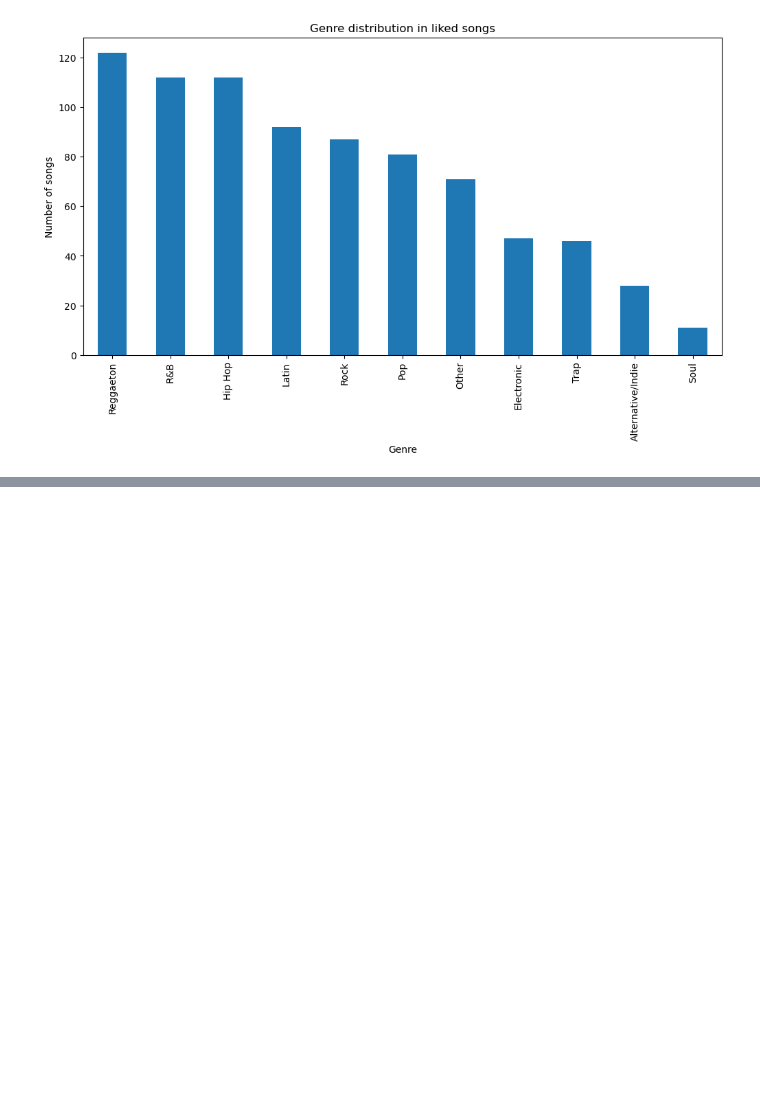
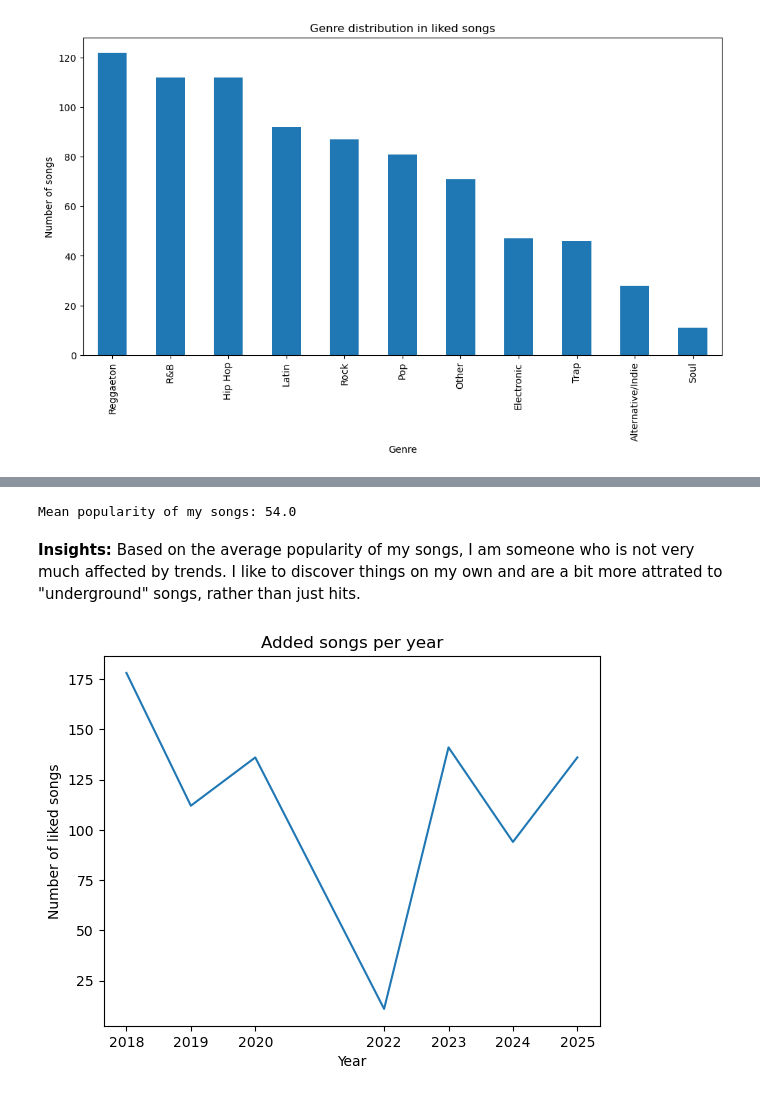
Before and after one commit to Zurita02/Spotify-EDA, a Jupyter notebook: spotify.ipynb, the cells around one changed output, grey strips where cells are left out. Cells and saved outputs as stored; diff of their text form; code cells hidden in the pictures; blank space fills up the shorter version.

```diff
--- a/spotify.ipynb
+++ b/spotify.ipynb
@@ -345,0 +501,24 @@ df_likes.head()
+# %%
+# Mean popularity of my songs
+
+mean_popularity = (df_likes['popularity'].mean()).round(1)
+print("Mean popularity of my songs:", mean_popularity)
+# %% [output]
+Mean popularity of my songs: 54.0
+# %% [markdown]
+**Insights:** Based on the average popularity of my songs, I am someone who is not very much affected by trends. I like to discover things on my own and are a bit more attrated to "underground" songs, rather than just hits.
+# %%
+# Aggregated songs per year
+
+df_likes['added_at'] = pd.to_datetime(df_likes['added_at'])
+songs_per_year = df_likes.groupby(df_likes['added_at'].dt.year).size()
+
+# Graph
+sns.lineplot(x=songs_per_year.index, y=songs_per_year.values)
+plt.xlabel("Year")
+plt.ylabel("Number of liked songs")
+plt.title("Added songs per year")
+plt.xticks(songs_per_year.index)
+plt.show()
+# %% [output]
+[figure, added]
```
Also changed, not shown: parts of 23 cells of this notebook.
